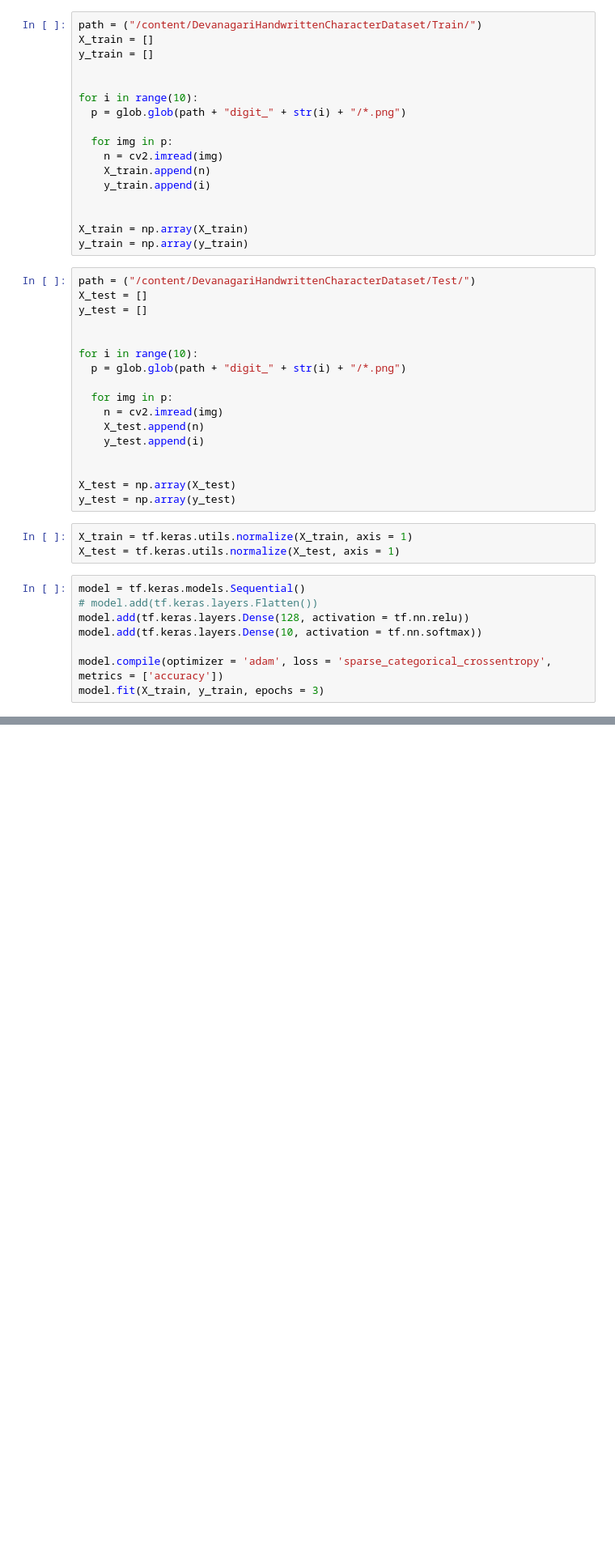
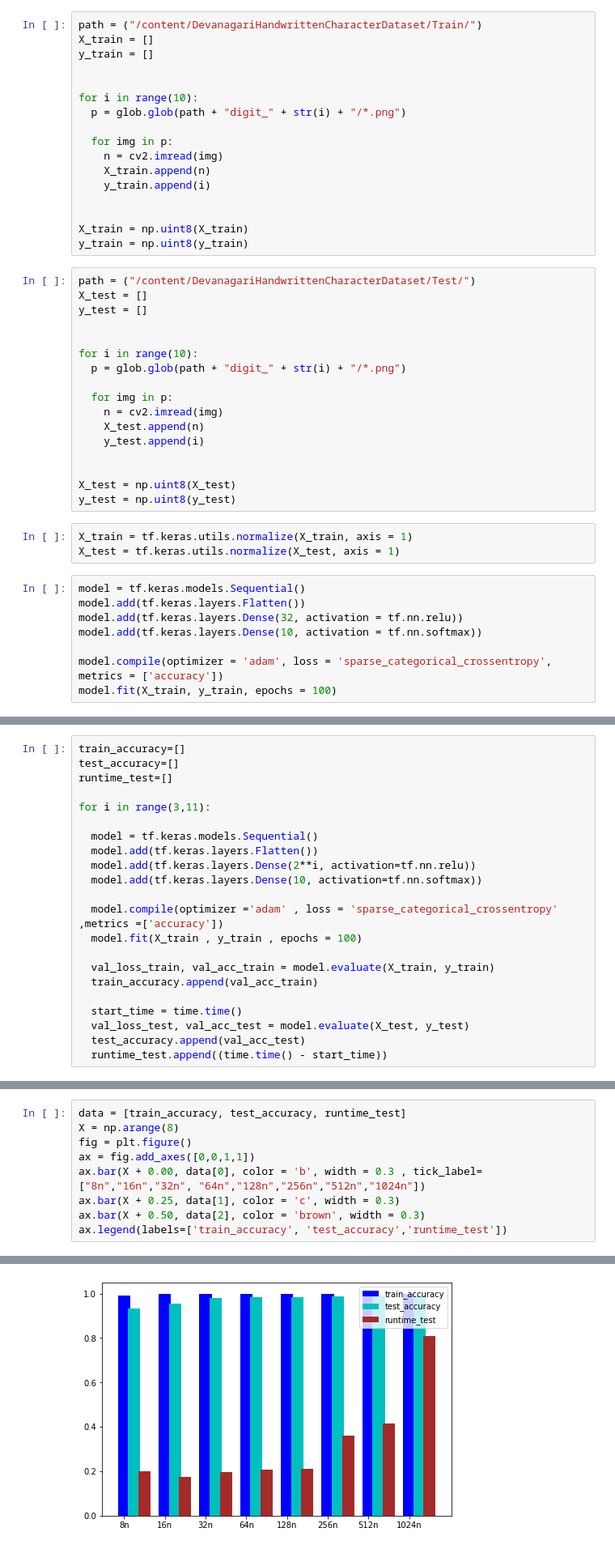
Before and after one commit to IIAnirudhII/AI-and-ML, a Jupyter notebook: Deep Learning/Lab5/Lab5.ipynb, the cells around one changed output, grey strips where cells are left out. Shown at 81% size. Saved outputs shown, nothing was run; the diff lists cells and outputs as text; blank space fills up the shorter version.

```diff
--- a/Deep Learning/Lab5/Lab5.ipynb
+++ b/Deep Learning/Lab5/Lab5.ipynb
@@ -56,8 +39,8 @@ for i in range(10):
     y_train.append(i)
 
 
-X_train = np.array(X_train)
-y_train = np.array(y_train)
+X_train = np.uint8(X_train)
+y_train = np.uint8(y_train)
 # %%
 path = ("/content/DevanagariHandwrittenCharacterDataset/Test/")
 X_test = []
@@ -73,17 +56,17 @@ for i in range(10):
     y_test.append(i)
 
 
-X_test = np.array(X_test)
-y_test = np.array(y_test)
+X_test = np.uint8(X_test)
+y_test = np.uint8(y_test)
 # %%
 X_train = tf.keras.utils.normalize(X_train, axis = 1)
 X_test = tf.keras.utils.normalize(X_test, axis = 1)
 # %%
 model = tf.keras.models.Sequential()
-# model.add(tf.keras.layers.Flatten())
-model.add(tf.keras.layers.Dense(128, activation = tf.nn.relu))
+model.add(tf.keras.layers.Flatten())
+model.add(tf.keras.layers.Dense(32, activation = tf.nn.relu))
 model.add(tf.keras.layers.Dense(10, activation = tf.nn.softmax))
 
 model.compile(optimizer = 'adam', loss = 'sparse_categorical_crossentropy', metrics = ['accuracy'])
-model.fit(X_train, y_train, epochs = 3)
+model.fit(X_train, y_train, epochs = 100)
 # %% [output]
@@ -94,0 +91,22 @@ print(X_train)
+# %%
+train_accuracy=[]
+test_accuracy=[]
+runtime_test=[]
+
+for i in range(3,11):
+
+  model = tf.keras.models.Sequential()
+  model.add(tf.keras.layers.Flatten())
+  model.add(tf.keras.layers.Dense(2**i, activation=tf.nn.relu))
+  model.add(tf.keras.layers.Dense(10, activation=tf.nn.softmax))
+
+  model.compile(optimizer ='adam' , loss = 'sparse_categorical_crossentropy' ,metrics =['accuracy'])
+  model.fit(X_train , y_train , epochs = 100)
+
+  val_loss_train, val_acc_train = model.evaluate(X_train, y_train)
+  train_accuracy.append(val_acc_train)
+
+  start_time = time.time()
+  val_loss_test, val_acc_test = model.evaluate(X_test, y_test)
+  test_accuracy.append(val_acc_test)
+  runtime_test.append((time.time() - start_time))
@@ -94,0 +131,10 @@ print(X_train)
+# %%
+data = [train_accuracy, test_accuracy, runtime_test]
+X = np.arange(8)
+fig = plt.figure()
+ax = fig.add_axes([0,0,1,1])
+ax.bar(X + 0.00, data[0], color = 'b', width = 0.3 , tick_label=["8n","16n","32n", "64n","128n","256n","512n","1024n"])
+ax.bar(X + 0.25, data[1], color = 'c', width = 0.3)
+ax.bar(X + 0.50, data[2], color = 'brown', width = 0.3)
+ax.legend(labels=['train_accuracy', 'test_accuracy','runtime_test'])
+# %% [output]
@@ -94,0 +142 @@ print(X_train)
+[figure, added]
```
Also changed, not shown: parts of 11 cells of this notebook.
